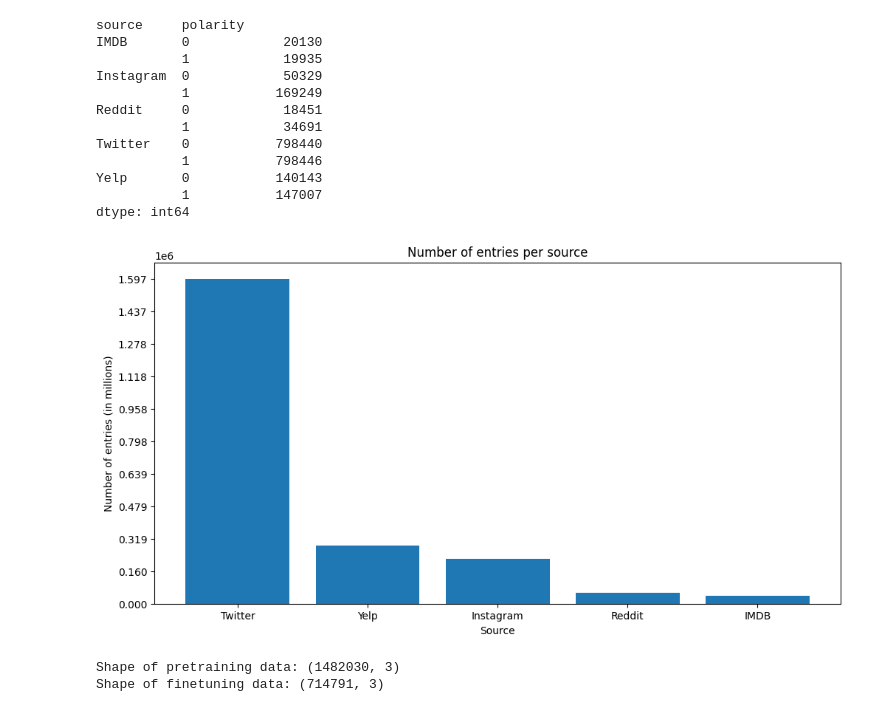
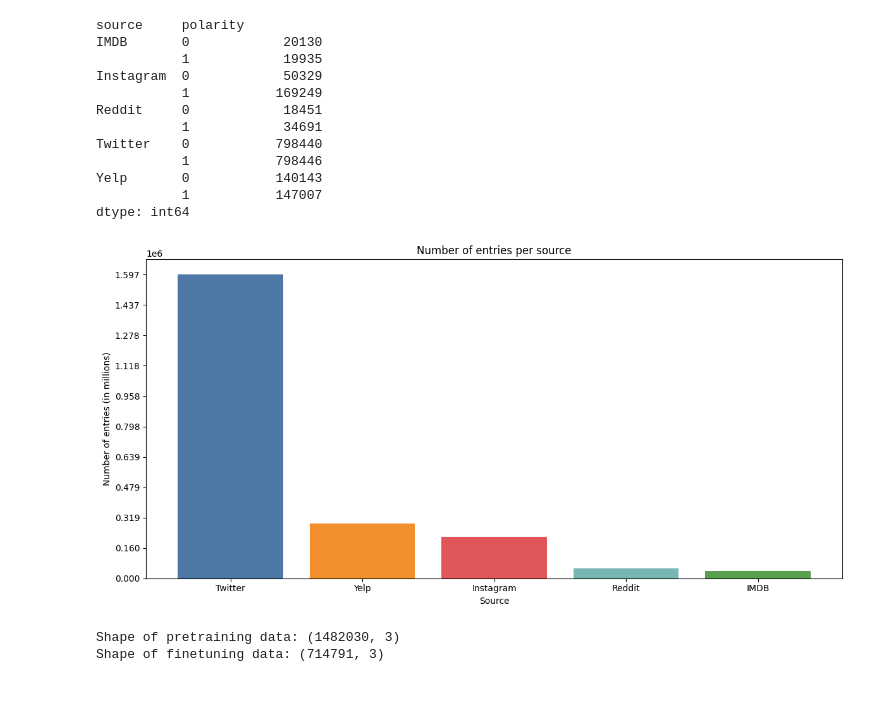
Before and after one commit to Empyrealiv/CSC3101_Capstone, a Jupyter notebook: ML/preprocessing.ipynb, the cells around one changed output. Saved outputs shown, nothing was run; the diff lists cells and outputs as text; code cells hidden in the pictures.

```diff
--- a/ML/preprocessing.ipynb
+++ b/ML/preprocessing.ipynb
@@ -730,18 +730,22 @@ Yelp       0           140143
            1           147007
 dtype: int64
 # %%
-# Check souce distribution of dataset with graph
 source_counts = preview_data['source'].value_counts()
+
+colors = ['#4e79a7', '#f28e2c', '#e15759', '#76b7b2', '#59a14f',
+          '#edc949', '#af7aa1', '#ff9da7', '#9c755f', '#bab0ab']
+
 plt.figure(figsize=(12, 6))
-plt.bar(source_counts.index, source_counts.values)
-plt.yticks([])
+plt.bar(source_counts.index, source_counts.values, color=colors[:len(source_counts)])
 plt.xlabel('Source')
 plt.yticks(range(0, max(source_counts.values) + 1, max(source_counts.values) // 10))
 plt.ylabel('Number of entries (in millions)')
 plt.title('Number of entries per source')
+
+plt.tight_layout()
 plt.show()
 # %% [output]
-[figure, old version]
+[figure, new version]
 # %%
 import pandas as pd
 
```
Also changed, not shown: 10 other files.
